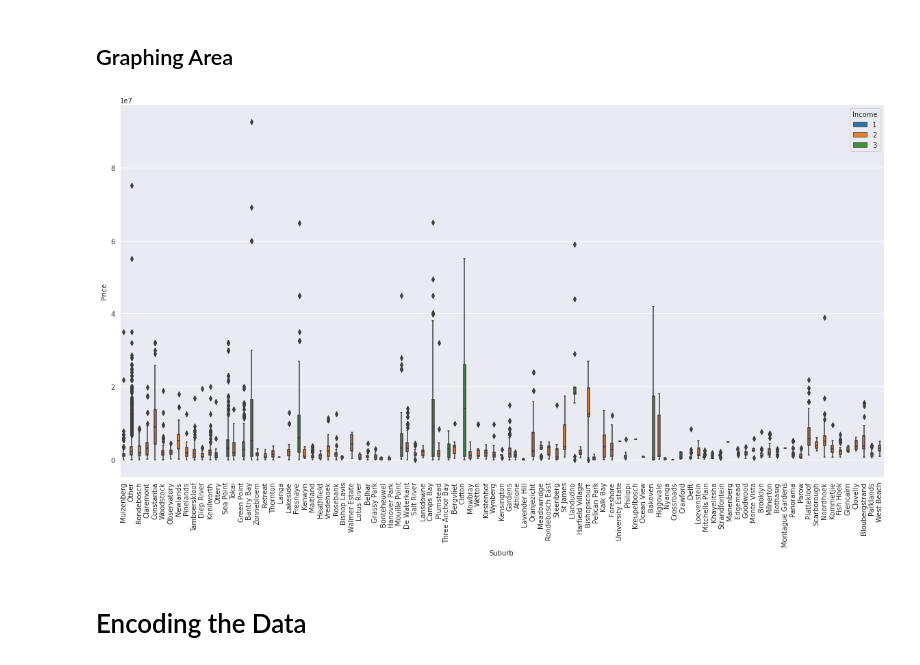
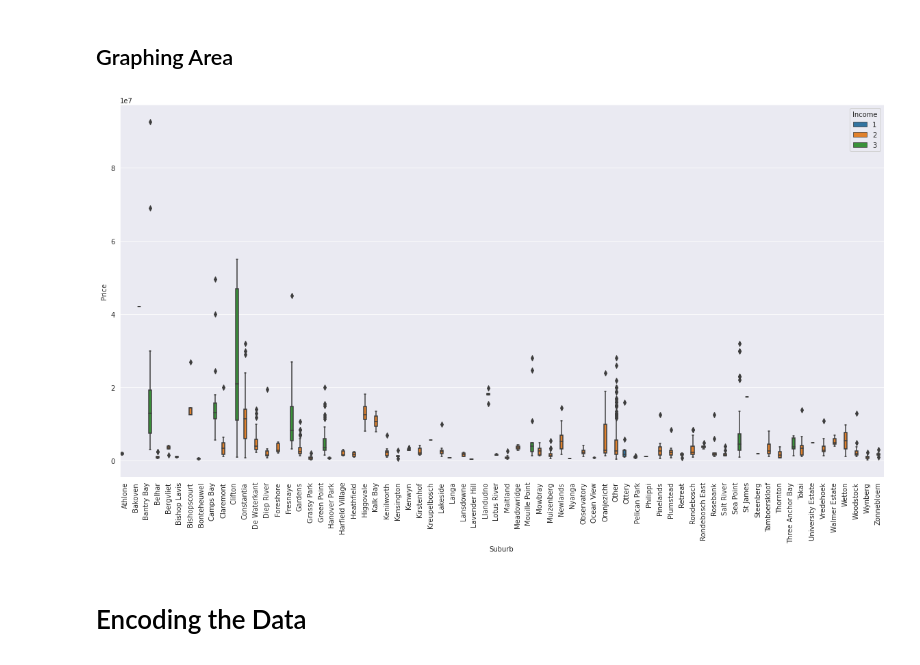
Before and after one commit to malcolmrite-dsi/CPT-House-Predictions, a Jupyter notebook: Data_Cleaning_Code.ipynb, the cells around one changed output. Drawn from its saved outputs; the diff is of its cells as text; code cells hidden in the pictures.

```diff
--- a/Data_Cleaning_Code.ipynb
+++ b/Data_Cleaning_Code.ipynb
@@ -729,24 +748,24 @@ def ExploreGraphs(x_feature, y_result, df, choice, custom):
 # %%
 '''
 How to use function
 FIRST PARAMETER: X Feature (Pandas Column Name)
 
 SECOND PARAMETER: Y FEATURE (Pandas Column Name)
 
 THIRD PARAMETER: DATA (Pandas Dataframe)
 
 FOURTH PARAMETER: Choice of graph: "bar" for Bar Plot (Good for comparing one numeric feature with a feature),
                                     "box" for Box Plot (Good for comparing one insurance product with a feature),
                                     "hist" for Histogram (Good for continuous distrbution of one feature),
                                     "count" for a count plot (Good for the discontinuous distribution of one feature),
                                     "heat" for a heatmap between the variables of the dataset,
                                     "pair" for a pairplot between the variables of a dataset (Be careful of the number of features you're comparing)
 
 FIFTH PARAMETER: Confidence Interval error bar for Bar Plot = number (number% Confidence Interval), None (No error bar)
 '''
-ExploreGraphs("Suburb", "Price", property_dataset, "box", "Income")
+ExploreGraphs("Suburb", "Price", p24_df, "box", "Income")
 # %% [output]
-[figure, old version]
+[figure, new version]
 # %% [markdown]
 # Encoding the Data
 # %%
```
Also changed, not shown: parts of 25 cells of this notebook.
